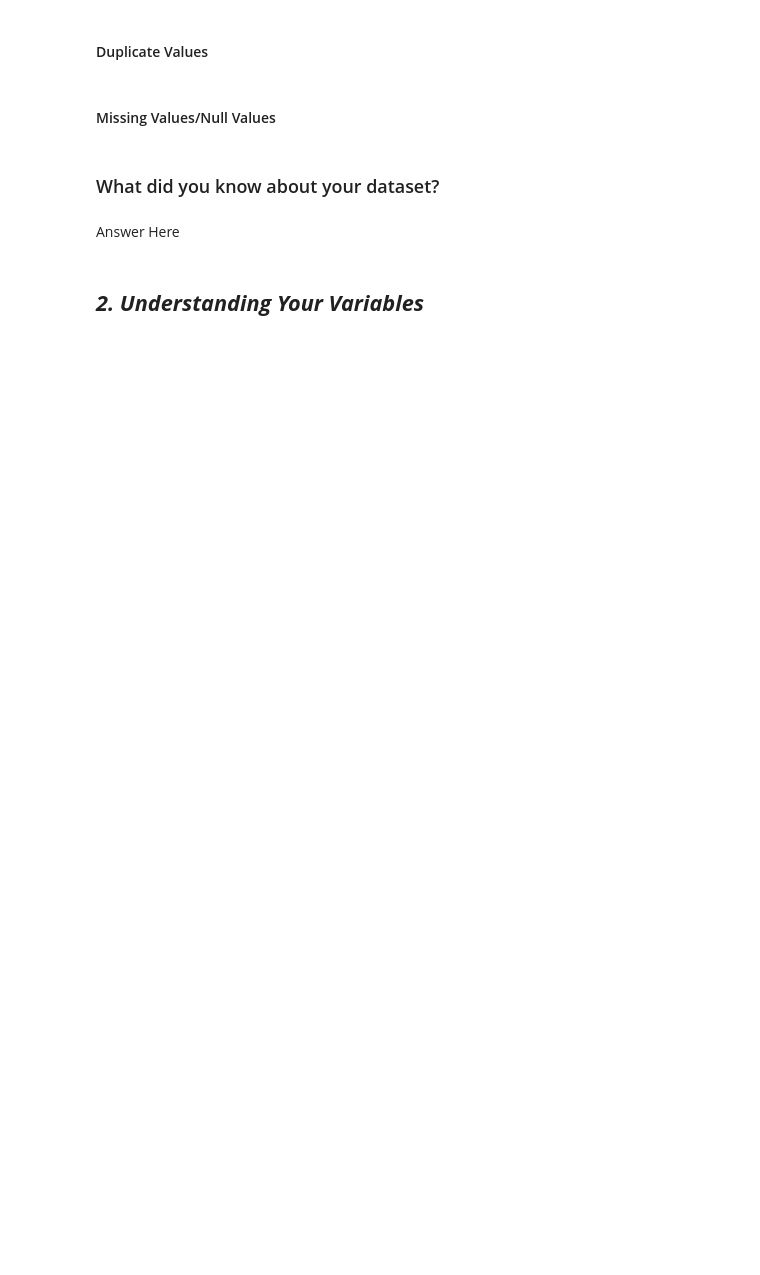
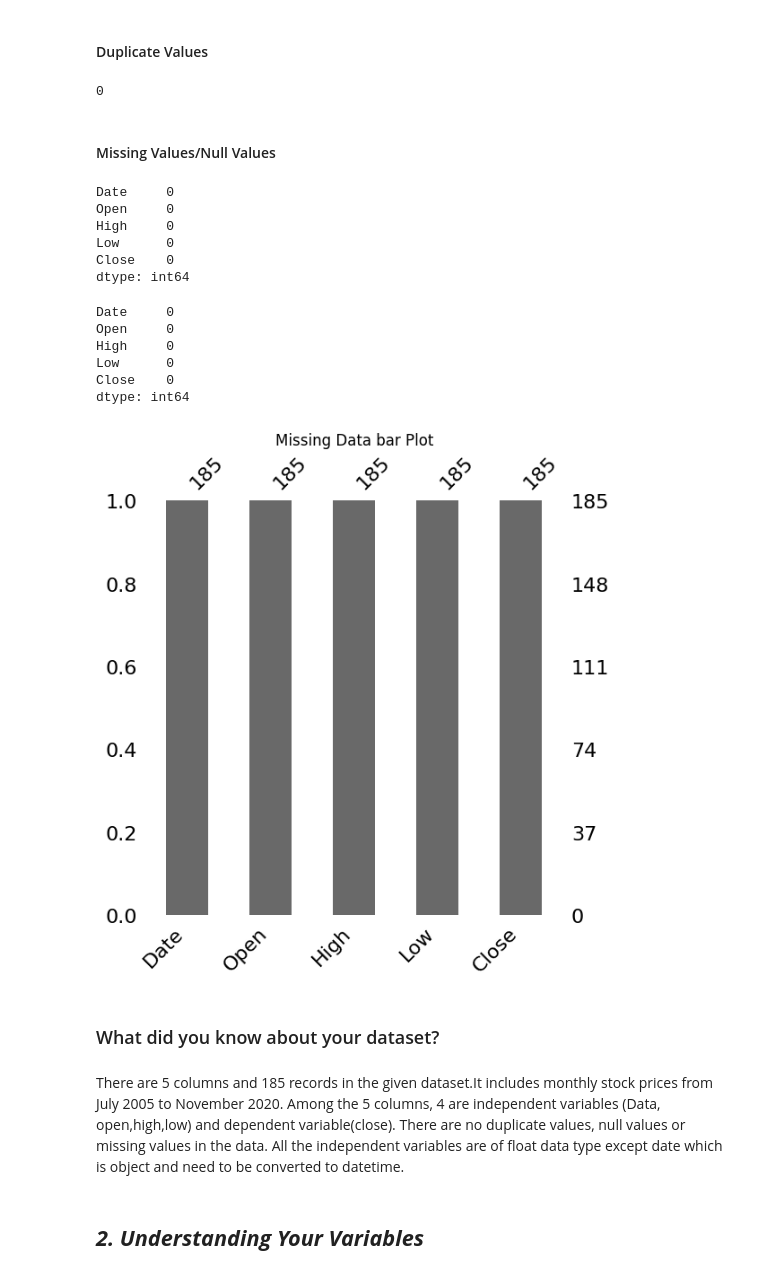
Before and after one commit to subhashsomarouthu/Yes_Bank_Stock_Closing_Price_Prediction, a Jupyter notebook: Yes_Bank_Stock_Closing_Price_prediction.ipynb, the cells around one changed output. Cells and saved outputs as stored; diff of their text form; code cells hidden in the pictures; blank space fills up the shorter version.

```diff
--- a/Yes_Bank_Stock_Closing_Price_prediction.ipynb
+++ b/Yes_Bank_Stock_Closing_Price_prediction.ipynb
@@ -83,0 +121,2 @@ M - Multivariate Analysis
+# %%
+dataset = pd.read_csv('/content/drive/MyDrive/Datasets/Data_Science_almabetter/capstone_project_module1/data_YesBank_StockPrices.csv')
@@ -97,7 +192,18 @@ M - Multivariate Analysis
 #### Duplicate Values
 # %%
 # Dataset Duplicate Value Count
+len(dataset[dataset.duplicated()])
+# %% [output]
+0
 # %% [markdown]
 #### Missing Values/Null Values
 # %%
 # Missing Values/Null Values Count
+dataset.isnull().sum()
+# %% [output]
+Date     0
+Open     0
+High     0
+Low      0
+Close    0
+dtype: int64
@@ -106,7 +210,28 @@ M - Multivariate Analysis
+# %%
+dataset.isna().sum()
+# %% [output]
+Date     0
+Open     0
+High     0
+Low      0
+Close    0
+dtype: int64
+# %%
+# Visualizing the missing values
+import missingno as msno
+
+
+msno.bar(dataset,figsize=(6,6))
+
+
+plt.title('Missing Data bar Plot')
+plt.show()
+# %% [output]
+[figure, added]
 # %% [markdown]
 ### What did you know about your dataset?
-# %% [markdown]
-Answer Here
+# %% [markdown]
+There are 5 columns and 185 records in the given dataset.It includes monthly stock prices from July 2005 to November 2020. Among the 5 columns, 4 are independent variables (Data, open,high,low) and dependent variable(close). There are no duplicate values, null values or missing values in the data. All the independent variables are of float data type except date which is object and need to be converted to datetime.
 # %% [markdown]
 ## ***2. Understanding Your Variables***
 # %%
```
Also changed, not shown: parts of 212 cells of this notebook.
